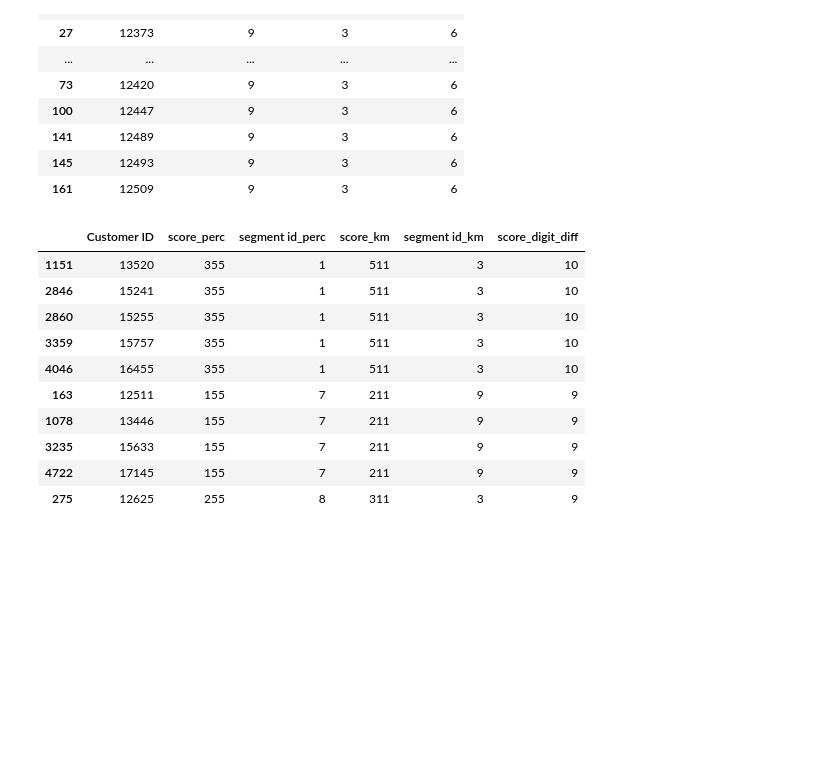
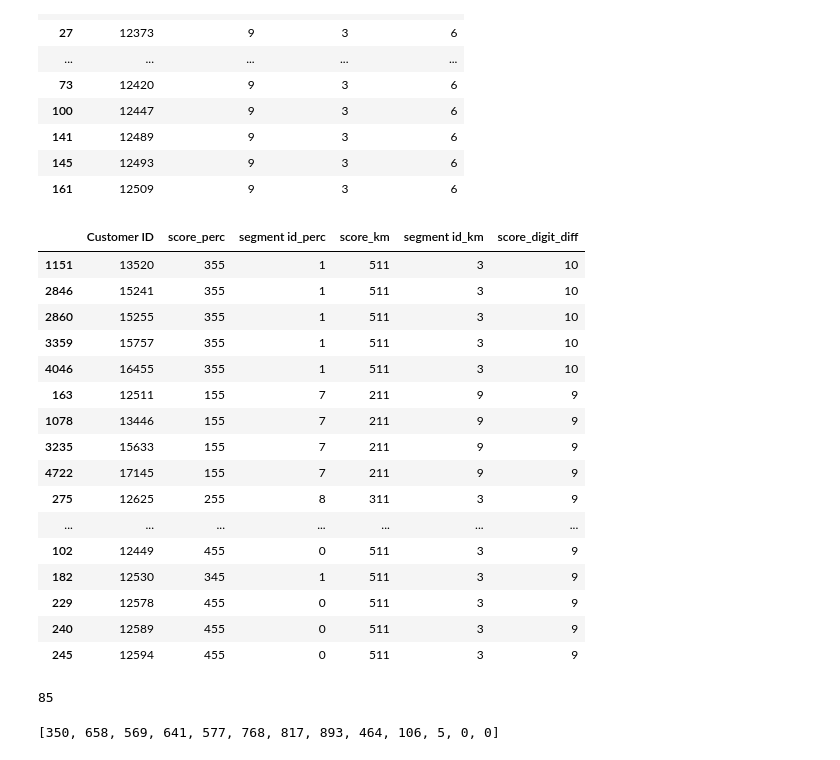
Before and after one commit to ArgyroMp/msc-thesis, a Jupyter notebook: Notebooks/04. comparison_03a_vs_03b.ipynb, the cells around one changed output. Drawn from its saved outputs; the diff is of its cells as text; code cells hidden in the pictures; blank space fills up the shorter version.

Commit message:
rfm scores digit diffs

```diff
--- a/Notebooks/04. comparison_03a_vs_03b.ipynb
+++ b/Notebooks/04. comparison_03a_vs_03b.ipynb
@@ -604,34 +610,74 @@ def digit_difference(score1, score2):
 
     # Sum of the absolute difference between corresponding digits
     total_diff = sum(abs(int(a) - int(b)) for a, b in zip(str1, str2))
 
     return total_diff
 
 # Merge DataFrames on 'Customer ID', include 'score' and 'segment id'
 merged_df = pd.merge(rfm_sc_perc[['Customer ID', 'score', 'segment id']],
                      rfm_sc_km[['Customer ID', 'score', 'segment id']],
                      on='Customer ID', suffixes=('_perc', '_km'))
 
 # Calculate the sum of digit differences between scores
 merged_df['score_digit_diff'] = merged_df.apply(lambda row: digit_difference(row['score_perc'], row['score_km']), axis=1)
 
 # Sort first by digit difference in descending order, then by 'score_km' in ascending order
 sorted_customers = merged_df.sort_values(by=['score_digit_diff', 'score_km'], ascending=[False, True])
 
 # Display the result
-sorted_customers.head(10)
+sorted_customers.head(30)
 # %% [output]
 |  | Customer ID | score_perc | segment id_perc | score_km | segment id_km | score_digit_diff |
 | 1151 | 13520 | 355 | 1 | 511 | 3 | 10 |
 | 2846 | 15241 | 355 | 1 | 511 | 3 | 10 |
 | 2860 | 15255 | 355 | 1 | 511 | 3 | 10 |
 | 3359 | 15757 | 355 | 1 | 511 | 3 | 10 |
 | 4046 | 16455 | 355 | 1 | 511 | 3 | 10 |
 | 163 | 12511 | 155 | 7 | 211 | 9 | 9 |
 | 1078 | 13446 | 155 | 7 | 211 | 9 | 9 |
 | 3235 | 15633 | 155 | 7 | 211 | 9 | 9 |
 | 4722 | 17145 | 155 | 7 | 211 | 9 | 9 |
 | 275 | 12625 | 255 | 8 | 311 | 3 | 9 |
+| ... | ... | ... | ... | ... | ... | ... |
+| 102 | 12449 | 455 | 0 | 511 | 3 | 9 |
+| 182 | 12530 | 345 | 1 | 511 | 3 | 9 |
+| 229 | 12578 | 455 | 0 | 511 | 3 | 9 |
+| 240 | 12589 | 455 | 0 | 511 | 3 | 9 |
+| 245 | 12594 | 455 | 0 | 511 | 3 | 9 |
+# %%
+# how many *55 <--> *11 ?
+
+# Function to calculate the sum of differences between individual digits of two scores
+def digit_difference_5511(score1, score2):
+    # Convert both scores to strings to compare their digits
+    str1 = f"{score1:.2f}".replace(".", "")  # Get the digits as string, e.g., 0.75 -> '075'
+    str2 = f"{score2:.2f}".replace(".", "")  # Get the digits as string, e.g., 0.80 -> '080'
+
+    # Sum of the absolute difference between corresponding digits
+    diff1 = abs(int(str1[1]) - int(str2[1]))
+    diff2 = abs(int(str1[2]) - int(str2[2]))
+
+    if diff2 == 4 and diff1 == 4:
+        return True
+    else:
+        return False
+
+# Calculate the sum of digit differences between scores
+merged_df['score_digit_diff_5511'] = merged_df.apply(lambda row: digit_difference_5511(row['score_perc'], row['score_km']), axis=1)
+
+# Sort first by digit difference in descending order, then by 'score_km' in ascending order
+customers_5511 = (merged_df['score_digit_diff_5511'] == True).sum()
+print(customers_5511)
+# %% [output]
+85
+# %%
+# For how many diff = 0? how many 1? how many ... 10? (no more than 10; theoretically 12)
+score_diffs = []
+for i in range(0,13):
+    score_diffs.append((sorted_customers["score_digit_diff"] == i).sum())
+score_diffs
+# %% [output]
+[350, 658, 569, 641, 577, 768, 817, 893, 464, 106, 5, 0, 0]
 # %%
 # Customer ID **17450** -----R=9, F=418, M=233803.91--------------------------------- ANALYSE THIS
 # percentiles ---> score: 555 -- champions -- segment id: 0
```
Also changed, not shown: parts of 3 cells of this notebook.
